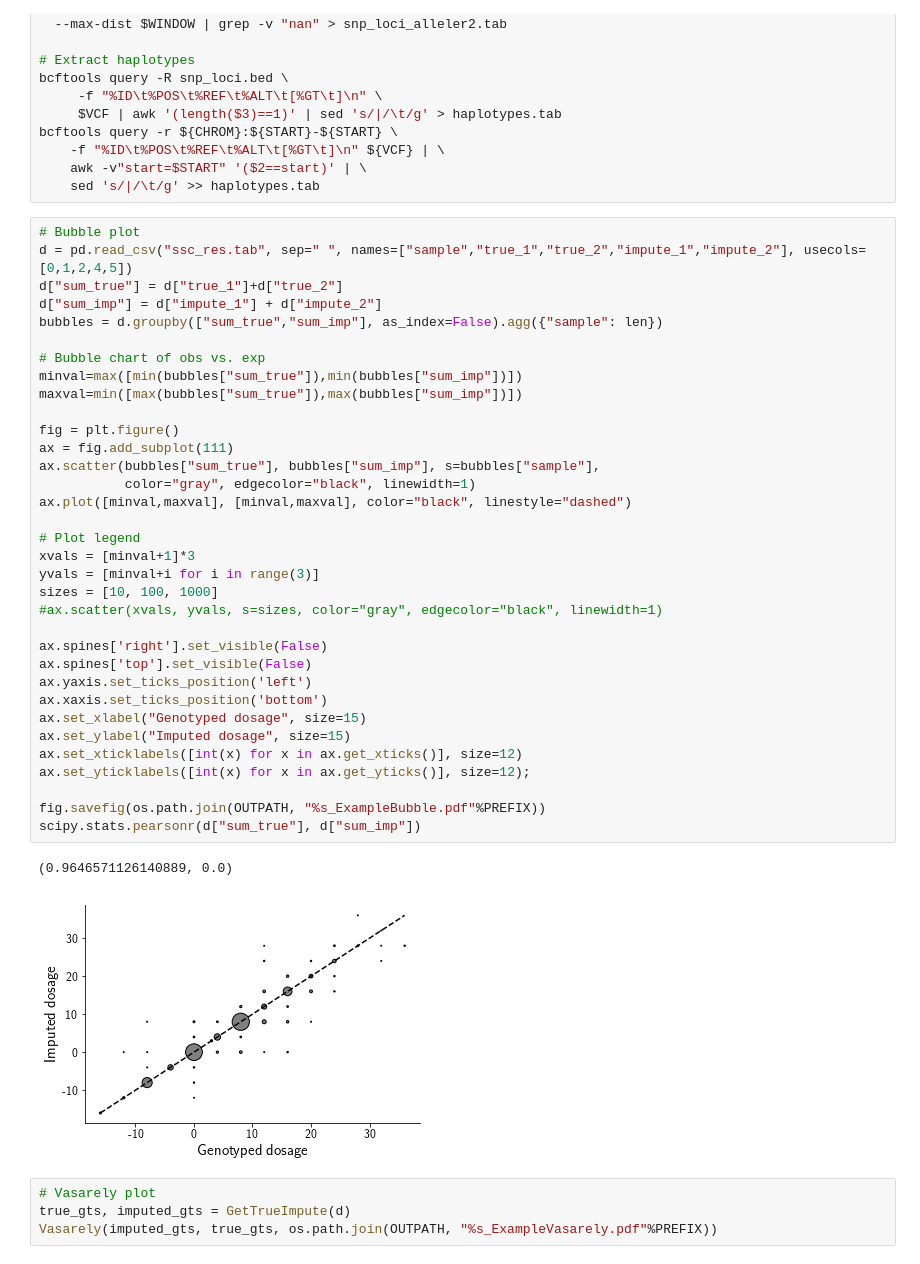
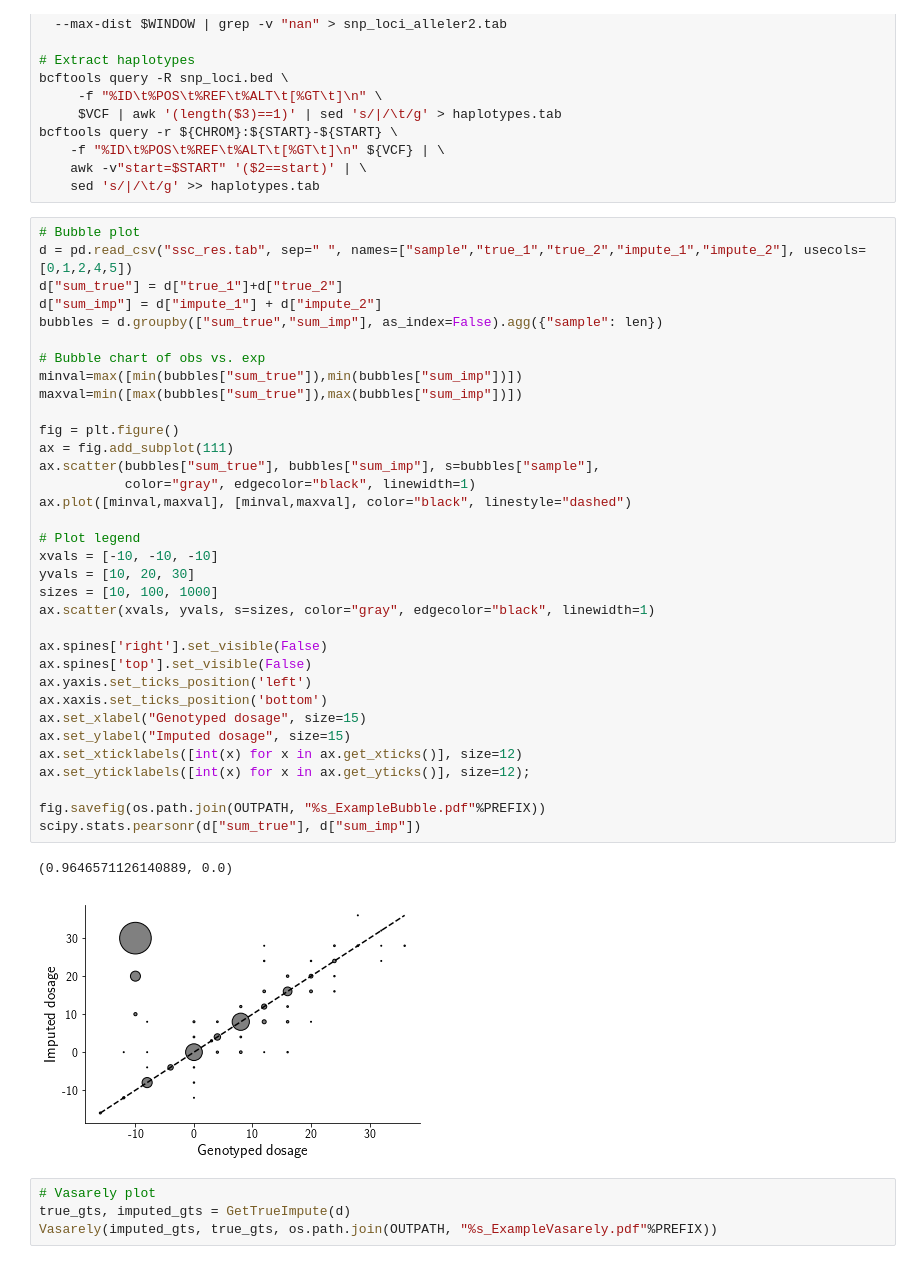
Before and after one commit to gymreklab/ssc-imputation, a Jupyter notebook: haplotype_paper/Figures/Figure3_SSCExampleLoci.ipynb, the cells around one changed output. Saved outputs shown, nothing was run; the diff lists cells and outputs as text.

Commit message:
adding ipynbs for figures

```diff
--- a/haplotype_paper/Figures/Figure3_SSCExampleLoci.ipynb
+++ b/haplotype_paper/Figures/Figure3_SSCExampleLoci.ipynb
@@ -73,37 +74,37 @@ d = pd.read_csv("ssc_res.tab", sep=" ", names=["sample","true_1","true_2","imput
 d["sum_true"] = d["true_1"]+d["true_2"]
 d["sum_imp"] = d["impute_1"] + d["impute_2"]
 bubbles = d.groupby(["sum_true","sum_imp"], as_index=False).agg({"sample": len})
 
 # Bubble chart of obs vs. exp
 minval=max([min(bubbles["sum_true"]),min(bubbles["sum_imp"])])
 maxval=min([max(bubbles["sum_true"]),max(bubbles["sum_imp"])])
 
 fig = plt.figure()
 ax = fig.add_subplot(111)
 ax.scatter(bubbles["sum_true"], bubbles["sum_imp"], s=bubbles["sample"],
            color="gray", edgecolor="black", linewidth=1)
 ax.plot([minval,maxval], [minval,maxval], color="black", linestyle="dashed")
 
 # Plot legend
-xvals = [minval+1]*3
-yvals = [minval+i for i in range(3)]
+xvals = [-10, -10, -10]
+yvals = [10, 20, 30]
 sizes = [10, 100, 1000]
-#ax.scatter(xvals, yvals, s=sizes, color="gray", edgecolor="black", linewidth=1)
+ax.scatter(xvals, yvals, s=sizes, color="gray", edgecolor="black", linewidth=1)
 
 ax.spines['right'].set_visible(False)
 ax.spines['top'].set_visible(False)
 ax.yaxis.set_ticks_position('left')
 ax.xaxis.set_ticks_position('bottom')
 ax.set_xlabel("Genotyped dosage", size=15)
 ax.set_ylabel("Imputed dosage", size=15)
 ax.set_xticklabels([int(x) for x in ax.get_xticks()], size=12)
 ax.set_yticklabels([int(x) for x in ax.get_yticks()], size=12);
 
 fig.savefig(os.path.join(OUTPATH, "%s_ExampleBubble.pdf"%PREFIX))
 scipy.stats.pearsonr(d["sum_true"], d["sum_imp"])
 # %% [output]
 (0.9646571126140889, 0.0)
-[figure, old version]
+[figure, new version]
 # %%
 # Vasarely plot
 true_gts, imputed_gts = GetTrueImpute(d)
```
Also changed, not shown: parts of 5 cells of this notebook, 3 other files.
